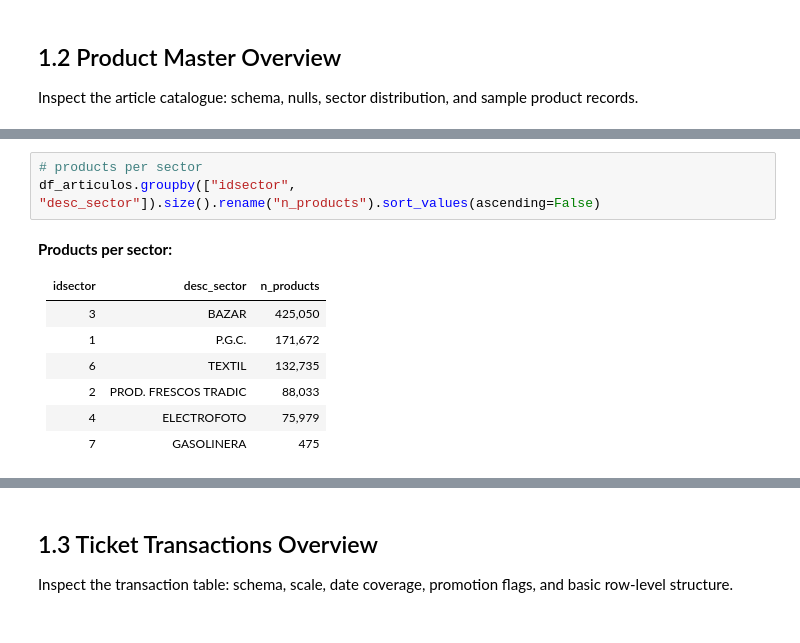
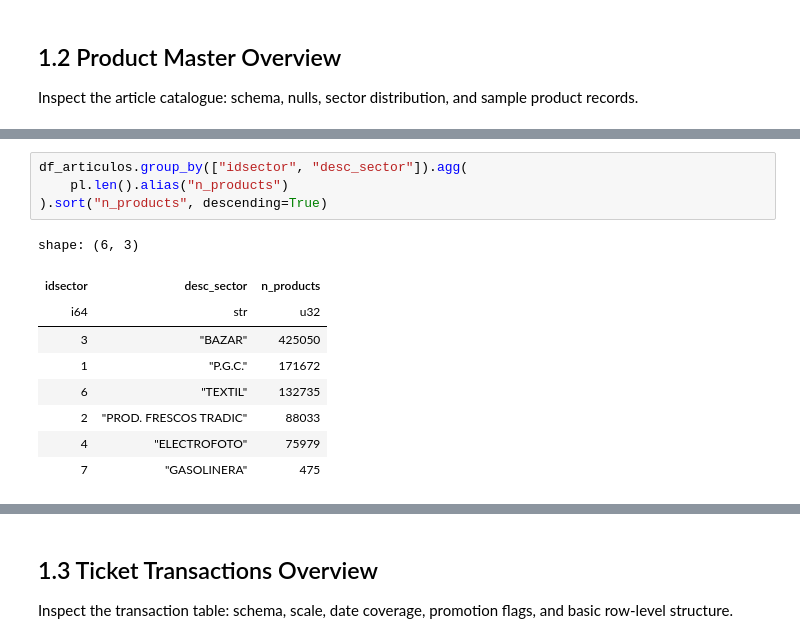
Before and after one commit to robsrot/carrefour_capstone, a Jupyter notebook: notebooks/01_exploration.ipynb, the cells around one changed output, grey strips where cells are left out. Cells and saved outputs as stored; diff of their text form.

```diff
--- a/notebooks/01_exploration.ipynb
+++ b/notebooks/01_exploration.ipynb
@@ -80,16 +84,16 @@ df_articulos.dtypes.to_frame("dtype").assign(nulls=df_articulos.isnull().sum())
-# %%
-# products per sector
-df_articulos.groupby(["idsector", "desc_sector"]).size().rename("n_products").sort_values(ascending=False)
-# %% [markdown]
-**Products per sector:**
-
-| idsector | desc_sector | n_products |
-|---|---|---|
-| 3 | BAZAR | 425,050 |
-| 1 | P.G.C. | 171,672 |
-| 6 | TEXTIL | 132,735 |
-| 2 | PROD. FRESCOS TRADIC | 88,033 |
-| 4 | ELECTROFOTO | 75,979 |
-| 7 | GASOLINERA | 475 |
+# %%
+df_articulos.group_by(["idsector", "desc_sector"]).agg(
+    pl.len().alias("n_products")
+).sort("n_products", descending=True)
+# %% [output]
+shape: (6, 3)
+| idsector | desc_sector | n_products |
+| i64 | str | u32 |
+| 3 | "BAZAR" | 425050 |
+| 1 | "P.G.C." | 171672 |
+| 6 | "TEXTIL" | 132735 |
+| 2 | "PROD. FRESCOS TRADIC" | 88033 |
+| 4 | "ELECTROFOTO" | 75979 |
+| 7 | "GASOLINERA" | 475 |
 # %%
 df_articulos.head()
```
Also changed, not shown: parts of 22 cells of this notebook, 3 other files.
